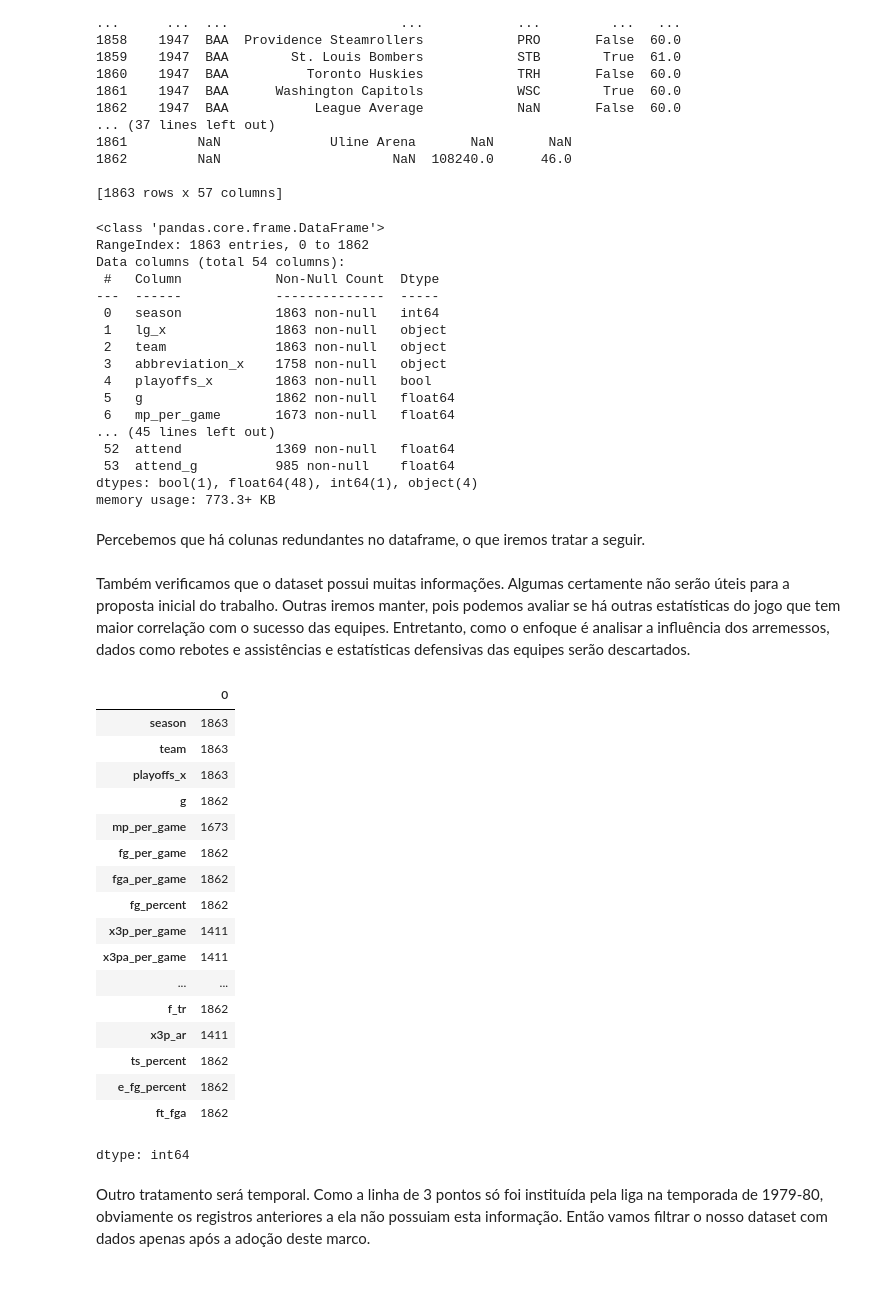
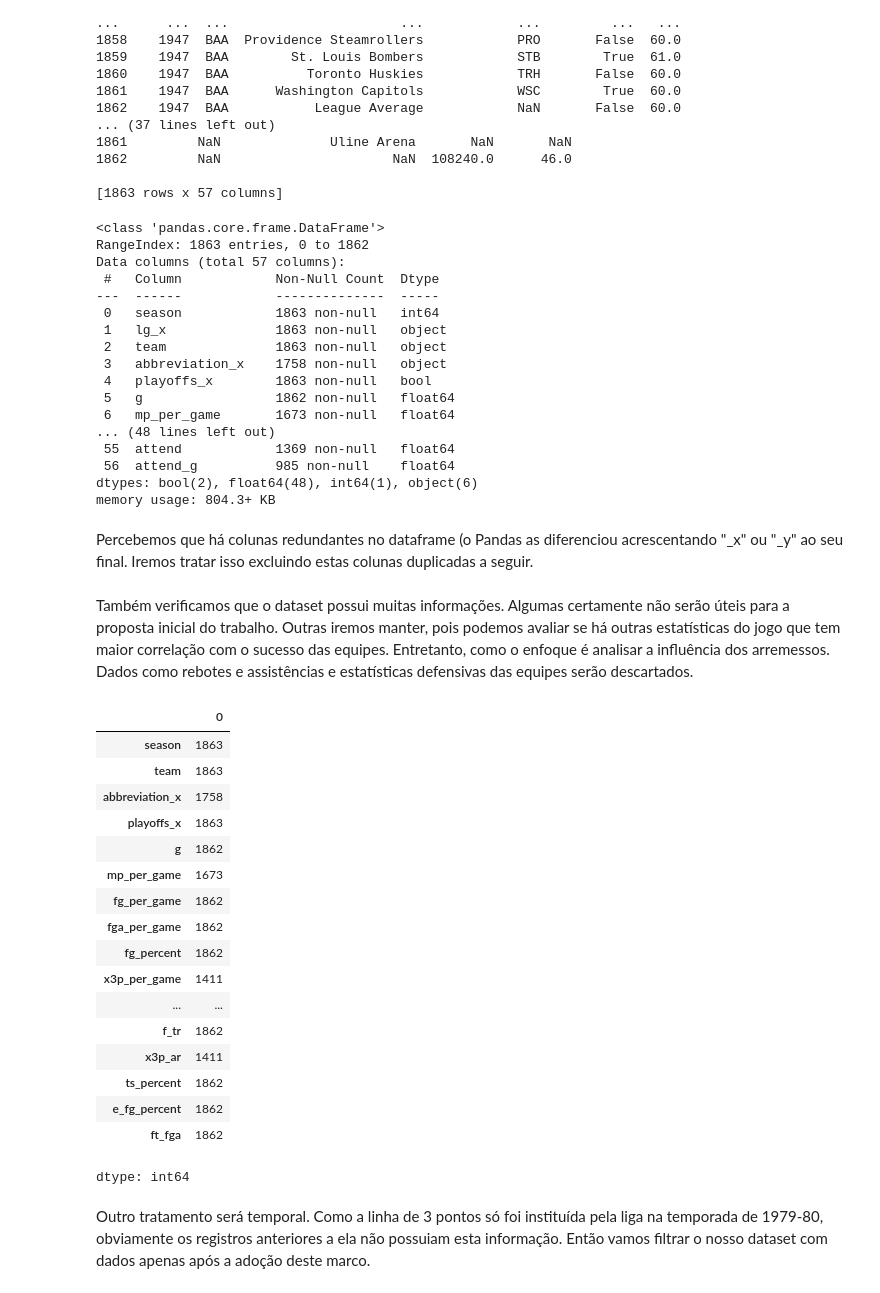
Before and after one commit to diogomattos1/mvp-analise-dados, a Jupyter notebook: MVP_Análise_Dados_Diogo_Mattos v2.ipynb, the cells around one changed output. Saved outputs shown, nothing was run; the diff lists cells and outputs as text; code cells hidden in the pictures.

```diff
--- a/MVP_Análise_Dados_Diogo_Mattos v2.ipynb
+++ b/MVP_Análise_Dados_Diogo_Mattos v2.ipynb
@@ -33,5 +33,5 @@ from matplotlib import cm
 url = "https://raw.githubusercontent.com/diogomattos1/mvp-analise-dados/dataset/Team%20Stats%20Per%20Game.csv"
 # %%
 # Ler o arquivo
-dataset = pd.read_csv(url, delimiter=',')
+df = pd.read_csv(url, delimiter=',')
 # %%
@@ -56,4 +56,8 @@ Primeiramente, percebemos que o arquivo escolhido não traz a quantidade de vit
 # Informar a URL onde o segundo arquivo do dataset foi armazenado
 url2 = "https://raw.githubusercontent.com/diogomattos1/mvp-analise-dados/dataset/Team%20Summaries.csv"
 
-dataset2 = pd.read_csv(url2, delimiter=',')
+# Ler o segundo arquivo
+df2 = pd.read_csv(url2, delimiter=',')
+
+# Mostrar as primeiras linhas do segundo arquivo
+df2.head()
@@ -78,9 +79,9 @@ Veerificamos que os arquivos possuem o mesmo número de registros. Cada linha de
 # %%
-# Realizar o merge
-dataset_merge = pd.merge(dataset, dataset2, on=['season', 'team'])
+# Realizar o merge entre os dois arquivos
+df_merge = pd.merge(df, df2, on=['season', 'team'])
 
 # Exibir o DataFrame resultante
-print(dataset_merge)
+print(df_merge)
 # %% [output]
       season lg_x                     team abbreviation_x  playoffs_x     g  \
 0       2024  NBA            Atlanta Hawks            ATL       False  82.0
@@ -101,11 +102,11 @@ print(dataset_merge)
 [1863 rows x 57 columns]
 # %%
 # Exibir os tipos de cada campo da tabela do dataset
-dataset_merge.info()
+df_merge.info()
 # %% [output]
 <class 'pandas.core.frame.DataFrame'>
 RangeIndex: 1863 entries, 0 to 1862
-Data columns (total 54 columns):
+Data columns (total 57 columns):
  #   Column            Non-Null Count  Dtype
 ---  ------            --------------  -----
  0   season            1863 non-null   int64
@@ -115,19 +116,19 @@ Data columns (total 54 columns):
  4   playoffs_x        1863 non-null   bool
  5   g                 1862 non-null   float64
  6   mp_per_game       1673 non-null   float64
-... (45 lines left out)
- 52  attend            1369 non-null   float64
- 53  attend_g          985 non-null    float64
-dtypes: bool(1), float64(48), int64(1), object(4)
-memory usage: 773.3+ KB
+... (48 lines left out)
+ 55  attend            1369 non-null   float64
+ 56  attend_g          985 non-null    float64
+dtypes: bool(2), float64(48), int64(1), object(6)
+memory usage: 804.3+ KB
 # %% [markdown]
-Percebemos que há colunas redundantes no dataframe, o que iremos tratar a seguir.
+Percebemos que há colunas redundantes no dataframe (o Pandas as diferenciou acrescentando "_x" ou "_y" ao seu final. Iremos tratar isso excluindo estas colunas duplicadas a seguir.
 # %%
 # Remover as colunas duplicadas no DataFrame resultante
-duplicadas = [col for col in dataset_merge.columns if '_y' in col]
-dataset_merge.drop(duplicadas, axis=1, inplace=True)
+duplicadas = [col for col in df_merge.columns if '_y' in col]
+df_merge.drop(duplicadas, axis=1, inplace=True)
 # %% [markdown]
-Também verificamos que o dataset possui muitas informações. Algumas certamente não serão úteis para a proposta inicial do trabalho. Outras iremos manter, pois podemos avaliar se há outras estatísticas do jogo que tem maior correlação com o sucesso das equipes. Entretanto, como o enfoque é analisar a influência dos arremessos, dados como rebotes e assistências e estatísticas defensivas das equipes serão descartados.
+Também verificamos que o dataset possui muitas informações. Algumas certamente não serão úteis para a proposta inicial do trabalho. Outras iremos manter, pois podemos avaliar se há outras estatísticas do jogo que tem maior correlação com o sucesso das equipes. Entretanto, como o enfoque é analisar a influência dos arremessos. Dados como rebotes e assistências e estatísticas defensivas das equipes serão descartados.
 # %%
 # Remover as colunas desnecessárias no DataFrame resultante
 
@@ -157,10 +158,11 @@ dataset_merge.drop('age',  axis=1, inplace=True)
 # %%
 # Exibir a quantidade de linhas por coluna
-dataset_merge.count()
+df_merge.count()
 # %% [output]
 |  | 0 |
 | season | 1863 |
 | team | 1863 |
+| abbreviation_x | 1758 |
 | playoffs_x | 1863 |
 | g | 1862 |
 | mp_per_game | 1673 |
@@ -168,7 +170,6 @@ dataset_merge.count()
 | fga_per_game | 1862 |
 | fg_percent | 1862 |
 | x3p_per_game | 1411 |
-| x3pa_per_game | 1411 |
 | ... | ... |
 | f_tr | 1862 |
 | x3p_ar | 1411 |
```
Also changed, not shown: parts of 18 cells of this notebook.
